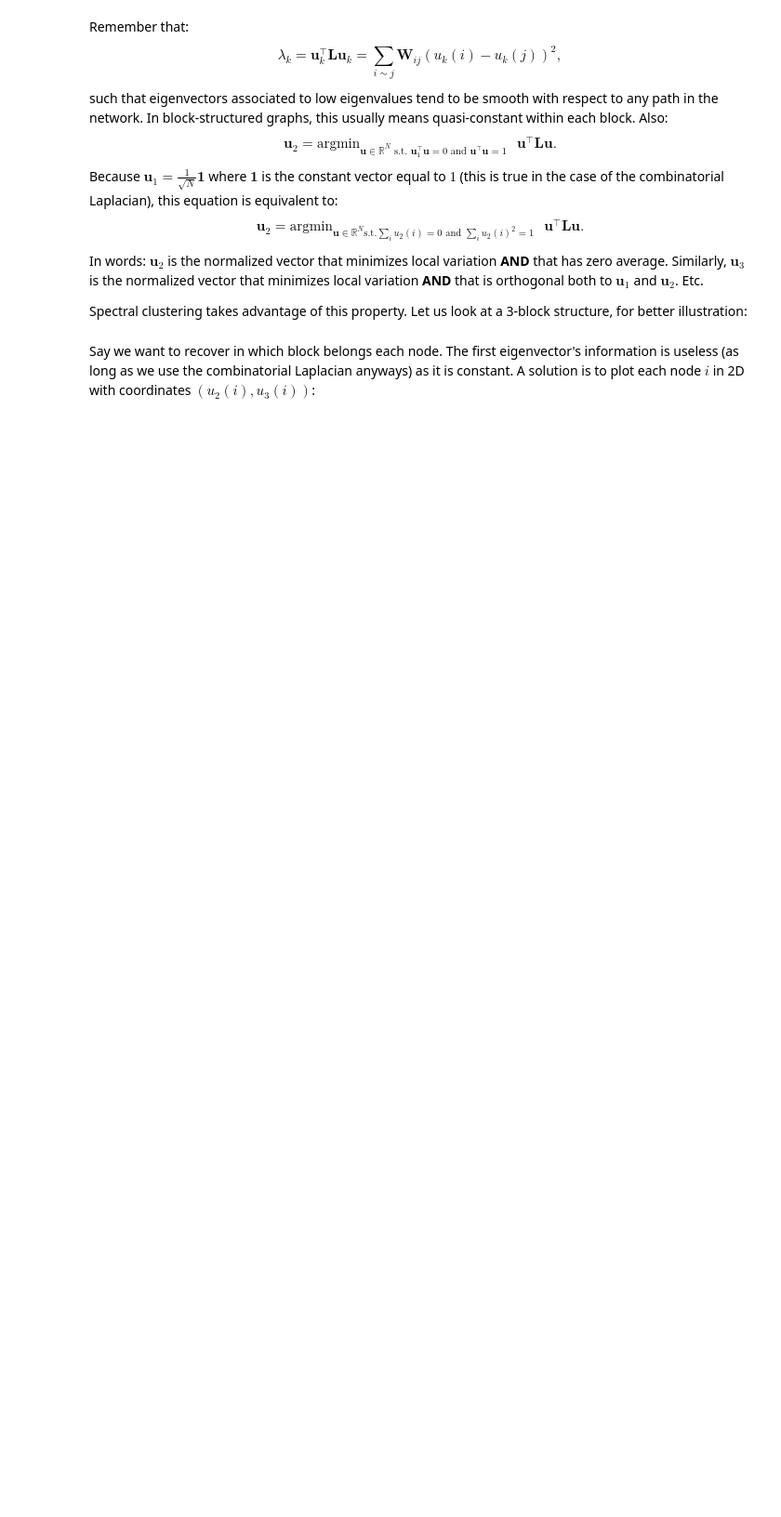
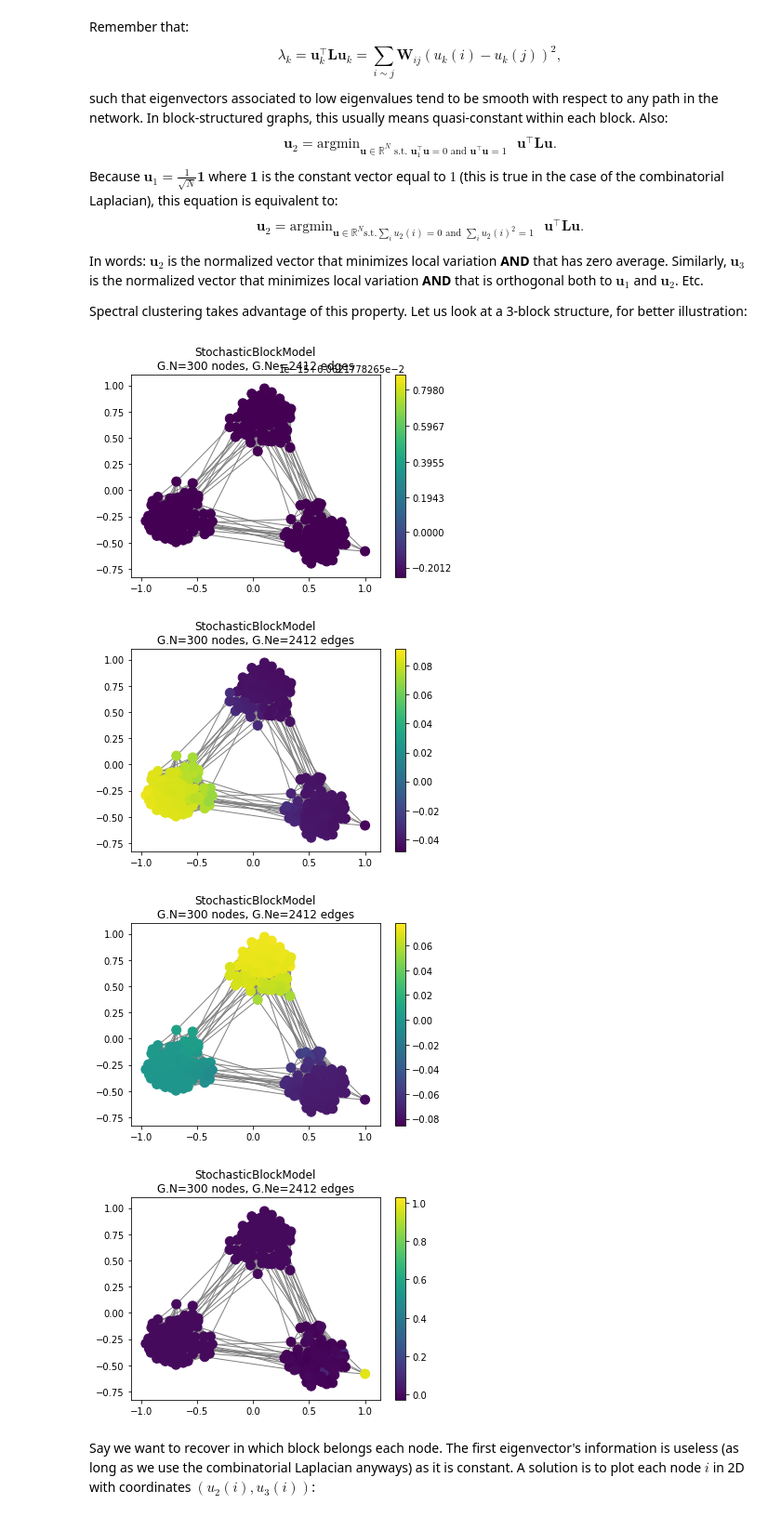
Before and after one commit to mdeff/pygsp_tutorial_graphsip, a Jupyter notebook: notebooks/02_spectral.ipynb, the cells around one changed output. Shown at 93% size. Cells and saved outputs as stored; diff of their text form; code cells hidden in the pictures; blank space fills up the shorter version.

```diff
--- a/notebooks/02_spectral.ipynb
+++ b/notebooks/02_spectral.ipynb
@@ -133,27 +152,33 @@ In words: $\mathbf{u}_2$ is the normalized vector that minimizes local variation
 
 Spectral clustering takes advantage of this property. Let us look at a 3-block structure, for better illustration:
 # %%
-N = 300; # number of nodes
-k = 3; # number of blocks
-c = 16; # average degree
-
-com_size = np.ones(k) * (N/k)
-com_size = com_size.astype(int)
+N = 300 # number of nodes
+k = 3 # number of blocks
+c = 16 # average degree
 
 epsi_c = (c - np.sqrt(c)) / (c + np.sqrt(c) * (k-1)); # critical fuzziness
 epsi = epsi_c / 40; # this is a very strong block structure
 
-A, truth = create_SBM(N, k, c, epsi, com_size)
-G = graphs.Graph(A)
-G.truth = truth
+pin = (k * c) / (N - k + (k - 1) * epsi * N)
+pout = (k * c * epsi) / (N - k + (k - 1) * epsi * N)
+
+z = np.tile(np.arange(k), (np.int(N/k),1))
+truth = np.reshape(z.T, (N,1))[:,0] # the ground truth community assignment truth[i] is the community number of node i
+
+G = graphs.StochasticBlockModel(N=N, k=k, z=truth, p=pin, q=pout)
 
 eig_val, U = sp.sparse.linalg.eigsh(G.L, k=10, which='SM')
 G.set_coordinates(kind='spring')
 
 G.plot_signal(U[:,0])
 G.plot_signal(U[:,1])
 G.plot_signal(U[:,2])
 G.plot_signal(U[:,3])
+# %% [output]
+[figure, added]
+[figure, added]
+[figure, added]
+[figure, added]
 # %% [markdown]
 Say we want to recover in which block belongs each node. The first eigenvector's information is useless (as long as we use the combinatorial Laplacian anyways) as it is constant. A solution is to plot each node $i$ in 2D with coordinates $(u_2(i), u_3(i))$:
 # %%
```
Also changed, not shown: parts of 17 cells of this notebook, 4 other files.
